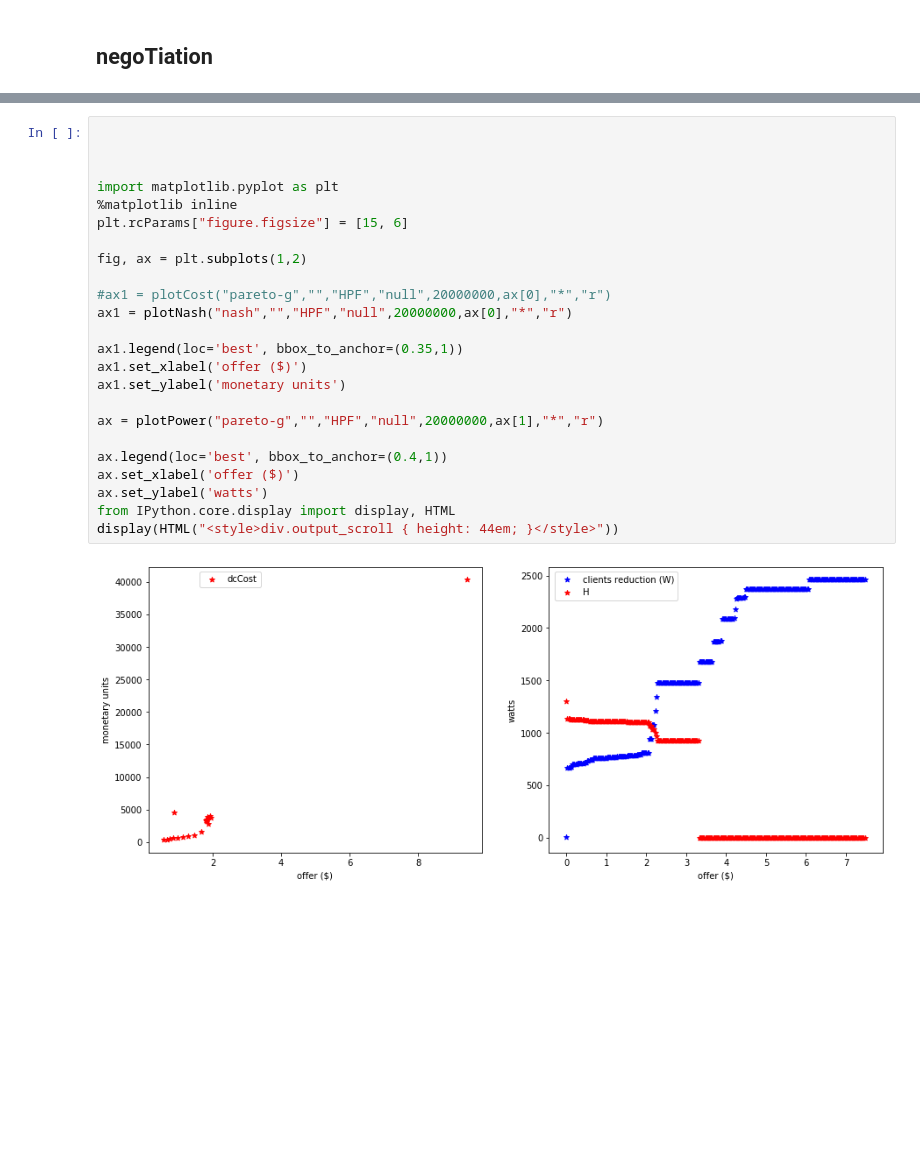
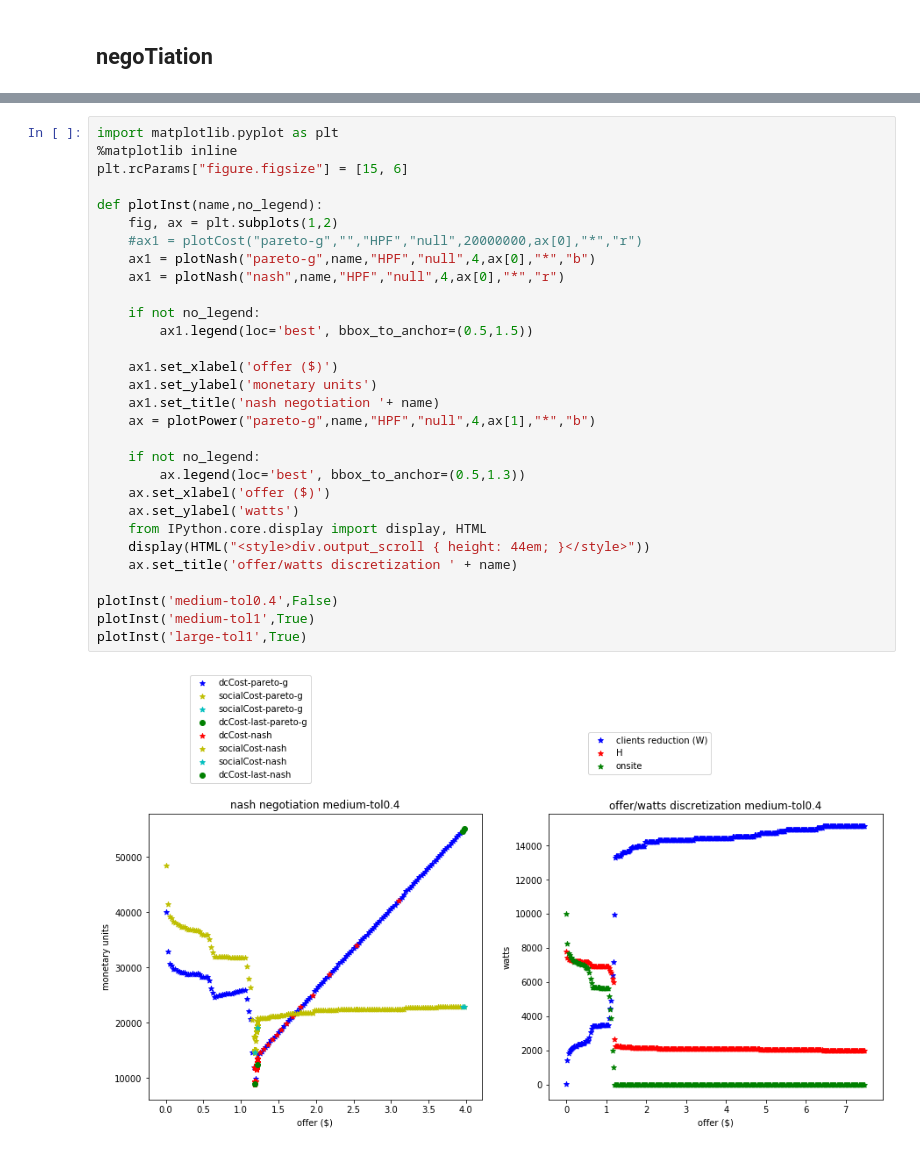
Before and after one commit to jonathan-murana/dras-simulator, a Jupyter notebook: notebooks/report1.ipynb, the cells around one changed output, grey strips where cells are left out. Saved outputs shown, nothing was run; the diff lists cells and outputs as text; blank space fills up the shorter version.

```diff
--- a/notebooks/report1.ipynb
+++ b/notebooks/report1.ipynb
@@ -223,28 +233,34 @@ def plotPower(pattern1,pattern2,pattern3,lesspattern,upper_offer,ax,mark,color):
 
     return ax
 # %%
-
-
-
 import matplotlib.pyplot as plt
 %matplotlib inline
 plt.rcParams["figure.figsize"] = [15, 6]
 
-fig, ax = plt.subplots(1,2)
+def plotInst(name,no_legend):
+    fig, ax = plt.subplots(1,2)
+    #ax1 = plotCost("pareto-g","","HPF","null",20000000,ax[0],"*","r")
+    ax1 = plotNash("pareto-g",name,"HPF","null",4,ax[0],"*","b")
+    ax1 = plotNash("nash",name,"HPF","null",4,ax[0],"*","r")
 
-#ax1 = plotCost("pareto-g","","HPF","null",20000000,ax[0],"*","r")
-ax1 = plotNash("nash","","HPF","null",20000000,ax[0],"*","r")
+    if not no_legend:
+        ax1.legend(loc='best', bbox_to_anchor=(0.5,1.5))
 
-ax1.legend(loc='best', bbox_to_anchor=(0.35,1))
-ax1.set_xlabel('offer ($)')
-ax1.set_ylabel('monetary units')
+    ax1.set_xlabel('offer ($)')
+    ax1.set_ylabel('monetary units')
+    ax1.set_title('nash negotiation '+ name)
+    ax = plotPower("pareto-g",name,"HPF","null",4,ax[1],"*","b")
 
-ax = plotPower("pareto-g","","HPF","null",20000000,ax[1],"*","r")
+    if not no_legend:
+        ax.legend(loc='best', bbox_to_anchor=(0.5,1.3))
+    ax.set_xlabel('offer ($)')
+    ax.set_ylabel('watts')
+    from IPython.core.display import display, HTML
+    display(HTML("<style>div.output_scroll { height: 44em; }</style>"))
+    ax.set_title('offer/watts discretization ' + name)
 
-ax.legend(loc='best', bbox_to_anchor=(0.4,1))
-ax.set_xlabel('offer ($)')
-ax.set_ylabel('watts')
-from IPython.core.display import display, HTML
-display(HTML("<style>div.output_scroll { height: 44em; }</style>"))
+plotInst('medium-tol0.4',False)
+plotInst('medium-tol1',True)
+plotInst('large-tol1',True)
 # %% [output]
-[figure, old version]
+[figure, new version]
```
Also changed, not shown: parts of 2 cells of this notebook, 16 other files.
